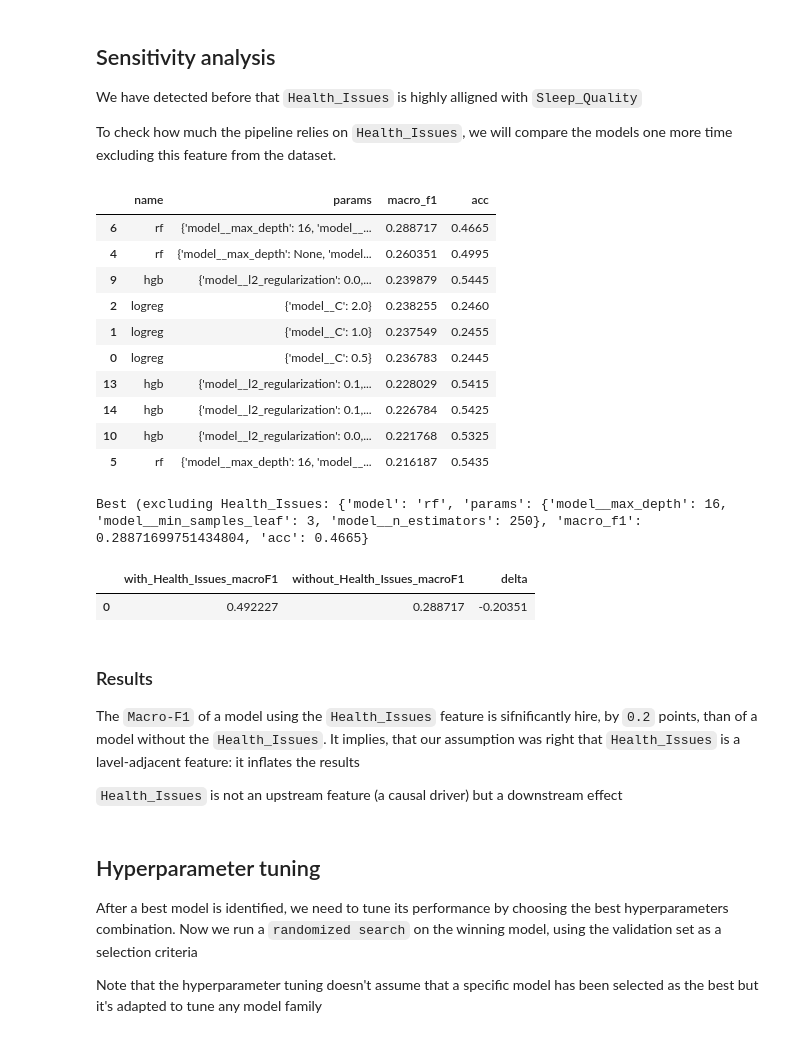
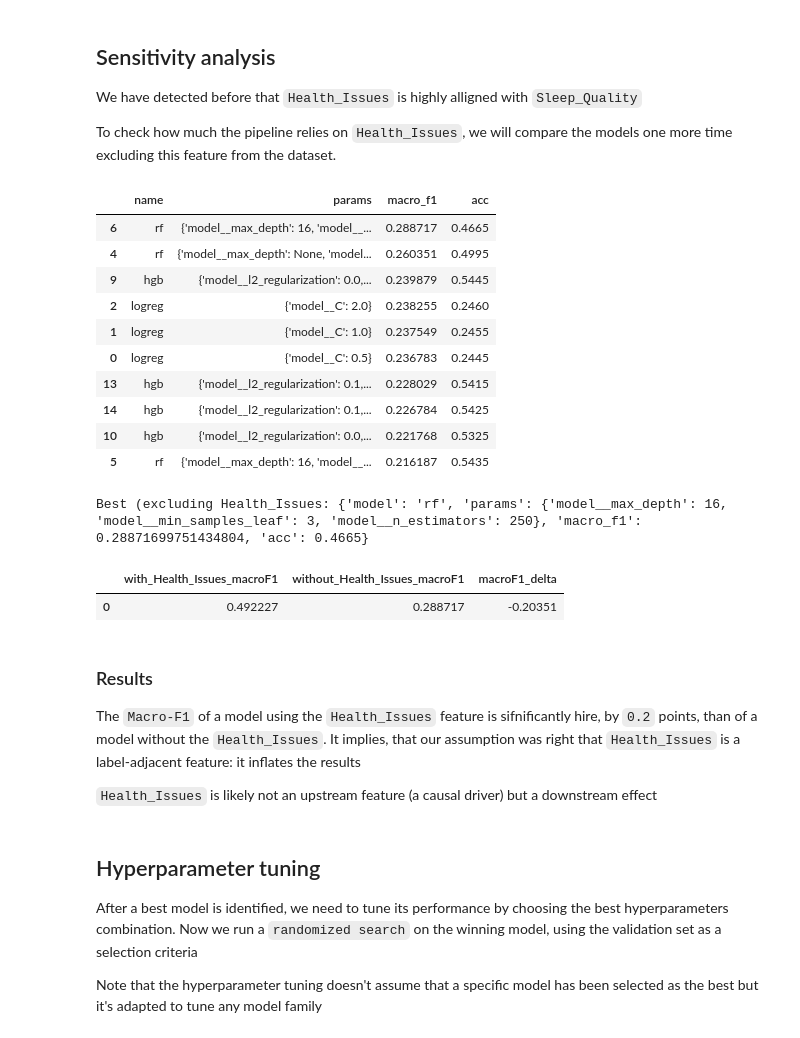
Before and after one commit to baby-platom/uni-ai-ml, a Jupyter notebook: main.ipynb, the cells around one changed output. Saved outputs shown, nothing was run; the diff lists cells and outputs as text; code cells hidden in the pictures.

Commit message:
Update: assessing results

```diff
--- a/main.ipynb
+++ b/main.ipynb
@@ -442,41 +442,41 @@ display(model_selection_noHI_df.head(10))
 print(
     "Best (excluding Health_Issues:",
     {
         "model": best2["model"],
         "params": best2["params"],
         "macro_f1": best2["macro_f1"],
         "acc": best2["acc"],
     },
 )
 
 val_compare = pd.DataFrame(
     {
         "with_Health_Issues_macroF1": [best["macro_f1"]],
         "without_Health_Issues_macroF1": [best2["macro_f1"]],
-        "delta": [best2["macro_f1"] - best["macro_f1"]],
+        "macroF1_delta": [best2["macro_f1"] - best["macro_f1"]],
     }
 )
 display(val_compare)
 # %% [output]
 |  | name | params | macro_f1 | acc |
 | 6 | rf | {'model__max_depth': 16, 'model__... | 0.288717 | 0.4665 |
 | 4 | rf | {'model__max_depth': None, 'model... | 0.260351 | 0.4995 |
 | 9 | hgb | {'model__l2_regularization': 0.0,... | 0.239879 | 0.5445 |
 | 2 | logreg | {'model__C': 2.0} | 0.238255 | 0.2460 |
 | 1 | logreg | {'model__C': 1.0} | 0.237549 | 0.2455 |
 | 0 | logreg | {'model__C': 0.5} | 0.236783 | 0.2445 |
 | 13 | hgb | {'model__l2_regularization': 0.1,... | 0.228029 | 0.5415 |
 | 14 | hgb | {'model__l2_regularization': 0.1,... | 0.226784 | 0.5425 |
 | 10 | hgb | {'model__l2_regularization': 0.0,... | 0.221768 | 0.5325 |
 | 5 | rf | {'model__max_depth': 16, 'model__... | 0.216187 | 0.5435 |
 Best (excluding Health_Issues: {'model': 'rf', 'params': {'model__max_depth': 16, 'model__min_samples_leaf': 3, 'model__n_estimators': 250}, 'macro_f1': 0.28871699751434804, 'acc': 0.4665}
-|  | with_Health_Issues_macroF1 | without_Health_Issues_macroF1 | delta |
+|  | with_Health_Issues_macroF1 | without_Health_Issues_macroF1 | macroF1_delta |
 | 0 | 0.492227 | 0.288717 | -0.20351 |
 # %% [markdown]
 ### Results
-The `Macro-F1` of a model using the `Health_Issues` feature is sifnificantly hire, by `0.2` points, than of a model without the `Health_Issues`. It implies, that our assumption was right that `Health_Issues` is a lavel-adjacent feature: it inflates the results
+The `Macro-F1` of a model using the `Health_Issues` feature is sifnificantly hire, by `0.2` points, than of a model without the `Health_Issues`. It implies, that our assumption was right that `Health_Issues` is a label-adjacent feature: it inflates the results
 
-`Health_Issues` is not an upstream feature (a causal driver) but a downstream effect
+`Health_Issues` is likely not an upstream feature (a causal driver) but a downstream effect
 # %% [markdown]
 ## Hyperparameter tuning
 After a best model is identified, we need to tune its performance by choosing the best hyperparameters combination. Now we run a `randomized search` on the winning model, using the validation set as a selection criteria
```
Also changed, not shown: parts of 5 cells of this notebook.
